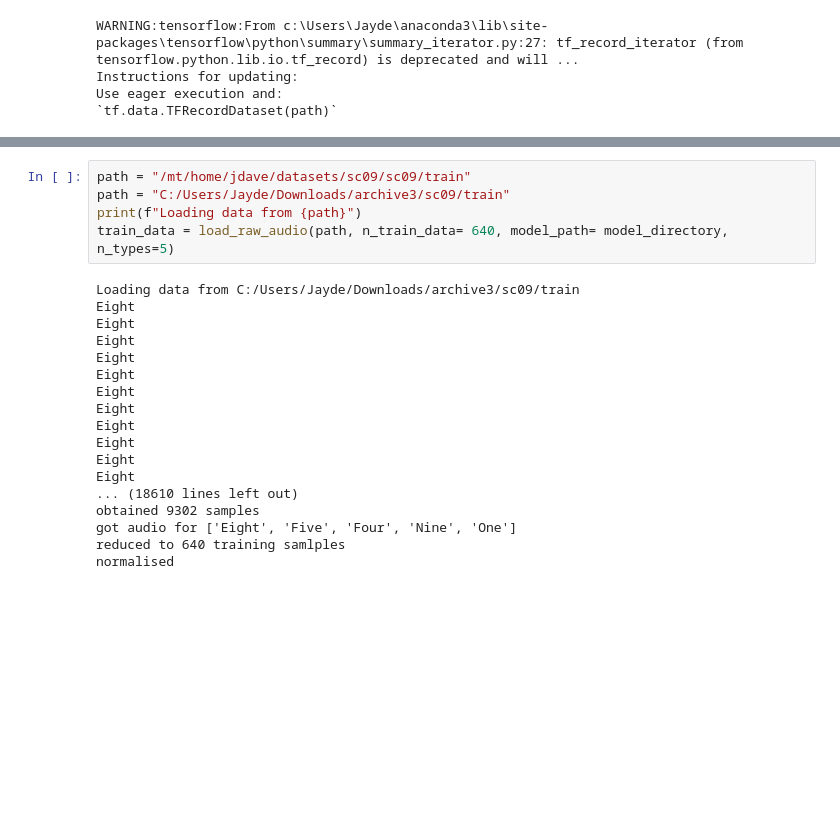
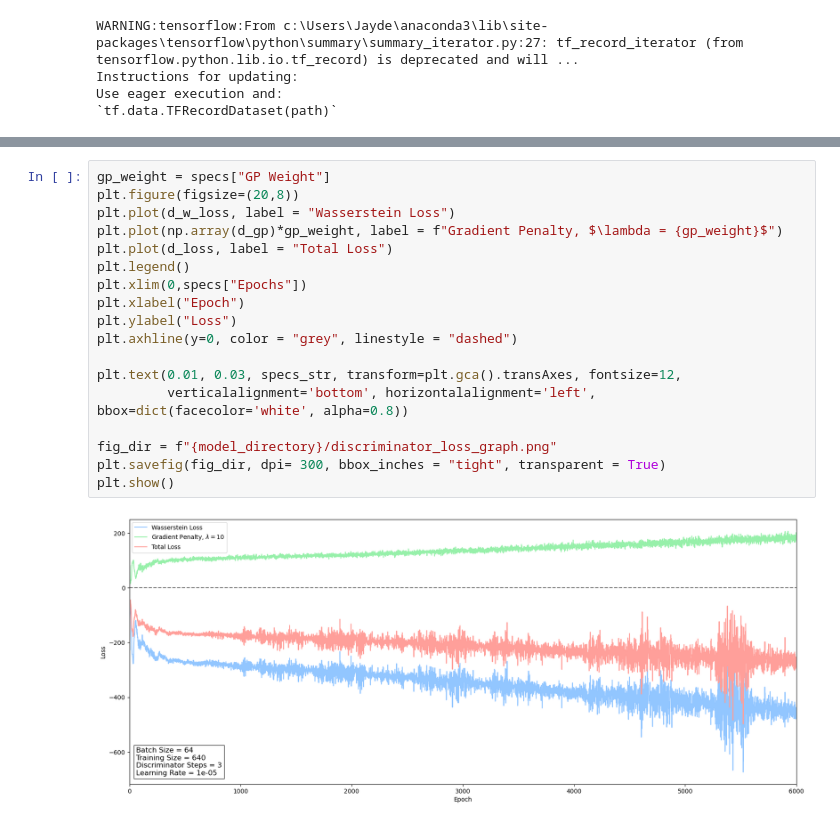
Before and after one commit to JaydenDave/decoding-animimal-communication, a Jupyter notebook: winfoGAN/model_testing.ipynb, the cells around one changed output, grey strips where cells are left out. Cells and saved outputs as stored; diff of their text form; blank space fills up the shorter version.

```diff
--- a/winfoGAN/model_testing.ipynb
+++ b/winfoGAN/model_testing.ipynb
@@ -186,23 +194,20 @@ Adam
-# %%
-path = "/mt/home/jdave/datasets/sc09/sc09/train"
-path = "C:/Users/Jayde/Downloads/archive3/sc09/train"
-print(f"Loading data from {path}")
-train_data = load_raw_audio(path, n_train_data= 640, model_path= model_directory, n_types=5)
-# %% [output]
-Loading data from C:/Users/Jayde/Downloads/archive3/sc09/train
-Eight
-Eight
-Eight
-Eight
-Eight
-Eight
-Eight
-Eight
-Eight
-Eight
-Eight
-... (18610 lines left out)
-obtained 9302 samples
-got audio for ['Eight', 'Five', 'Four', 'Nine', 'One']
-reduced to 640 training samlples
-normalised
+# %%
+gp_weight = specs["GP Weight"]
+plt.figure(figsize=(20,8))
+plt.plot(d_w_loss, label = "Wasserstein Loss")
+plt.plot(np.array(d_gp)*gp_weight, label = f"Gradient Penalty, $\lambda = {gp_weight}$")
+plt.plot(d_loss, label = "Total Loss")
+plt.legend()
+plt.xlim(0,specs["Epochs"])
+plt.xlabel("Epoch")
+plt.ylabel("Loss")
+plt.axhline(y=0, color = "grey", linestyle = "dashed")
+
+plt.text(0.01, 0.03, specs_str, transform=plt.gca().transAxes, fontsize=12,
+         verticalalignment='bottom', horizontalalignment='left', bbox=dict(facecolor='white', alpha=0.8))
+
+fig_dir = f"{model_directory}/discriminator_loss_graph.png"
+plt.savefig(fig_dir, dpi= 300, bbox_inches = "tight", transparent = True)
+plt.show()
+# %% [output]
+[figure, added]
```
Also changed, not shown: parts of 14 cells of this notebook, 2 other files.
